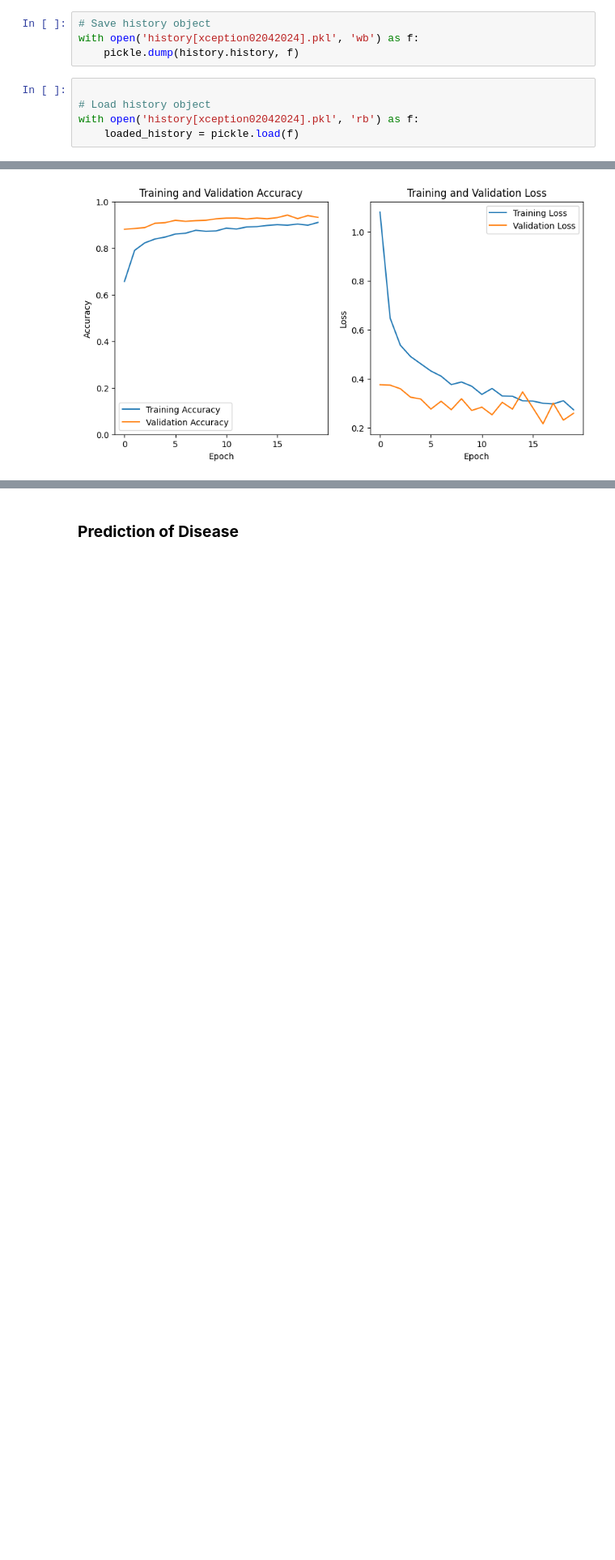
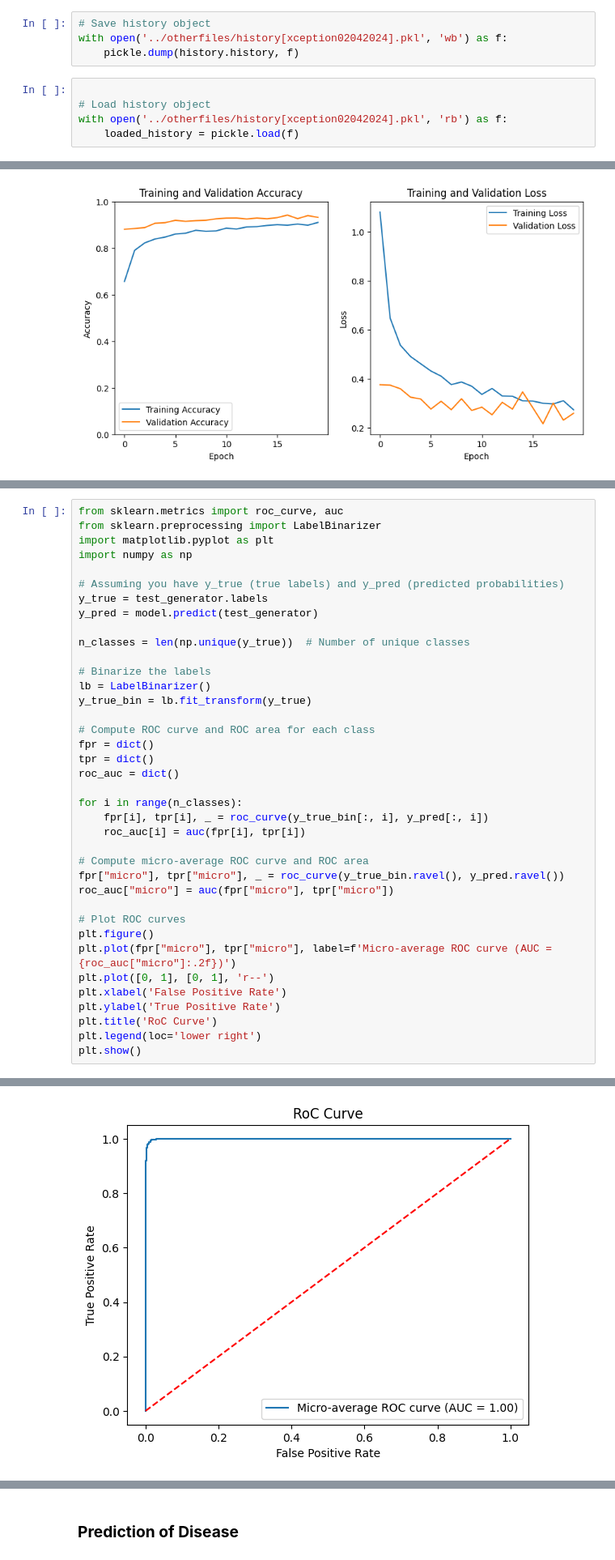
Before and after one commit to navaneeth2024/agrovision, a Jupyter notebook: notebooks/xception_new copy.ipynb, the cells around one changed output, grey strips where cells are left out. Shown: that part at 81% size. Drawn from its saved outputs; the diff is of its cells as text; blank space fills up the shorter version.

```diff
--- a/notebooks/xception_new copy.ipynb
+++ b/notebooks/xception_new copy.ipynb
@@ -214,11 +219,11 @@ model = load_model('models/xception_plant_disease_detection[01-04-2024].h5')
 # %%
 # Save history object
-with open('history[xception02042024].pkl', 'wb') as f:
+with open('../otherfiles/history[xception02042024].pkl', 'wb') as f:
     pickle.dump(history.history, f)
 # %%
 
 # Load history object
-with open('history[xception02042024].pkl', 'rb') as f:
+with open('../otherfiles/history[xception02042024].pkl', 'rb') as f:
     loaded_history = pickle.load(f)
 # %% [markdown]
 <h3><b>Evaluation of Model</b></h3>
@@ -331,0 +389,39 @@ Test Loss: 0.15085941553115845
+# %%
+from sklearn.metrics import roc_curve, auc
+from sklearn.preprocessing import LabelBinarizer
+import matplotlib.pyplot as plt
+import numpy as np
+
+# Assuming you have y_true (true labels) and y_pred (predicted probabilities)
+y_true = test_generator.labels
+y_pred = model.predict(test_generator)
+
+n_classes = len(np.unique(y_true))  # Number of unique classes
+
+# Binarize the labels
+lb = LabelBinarizer()
+y_true_bin = lb.fit_transform(y_true)
+
+# Compute ROC curve and ROC area for each class
+fpr = dict()
+tpr = dict()
+roc_auc = dict()
+
+for i in range(n_classes):
+    fpr[i], tpr[i], _ = roc_curve(y_true_bin[:, i], y_pred[:, i])
+    roc_auc[i] = auc(fpr[i], tpr[i])
+
+# Compute micro-average ROC curve and ROC area
+fpr["micro"], tpr["micro"], _ = roc_curve(y_true_bin.ravel(), y_pred.ravel())
+roc_auc["micro"] = auc(fpr["micro"], tpr["micro"])
+
+# Plot ROC curves
+plt.figure()
+plt.plot(fpr["micro"], tpr["micro"], label=f'Micro-average ROC curve (AUC = {roc_auc["micro"]:.2f})')
+plt.plot([0, 1], [0, 1], 'r--')
+plt.xlabel('False Positive Rate')
+plt.ylabel('True Positive Rate')
+plt.title('RoC Curve')
+plt.legend(loc='lower right')
+plt.show()
+# %% [output]
@@ -331,0 +429 @@ Test Loss: 0.15085941553115845
+[figure, added]
```
Also changed, not shown: parts of 9 cells of this notebook, 28 other files.
